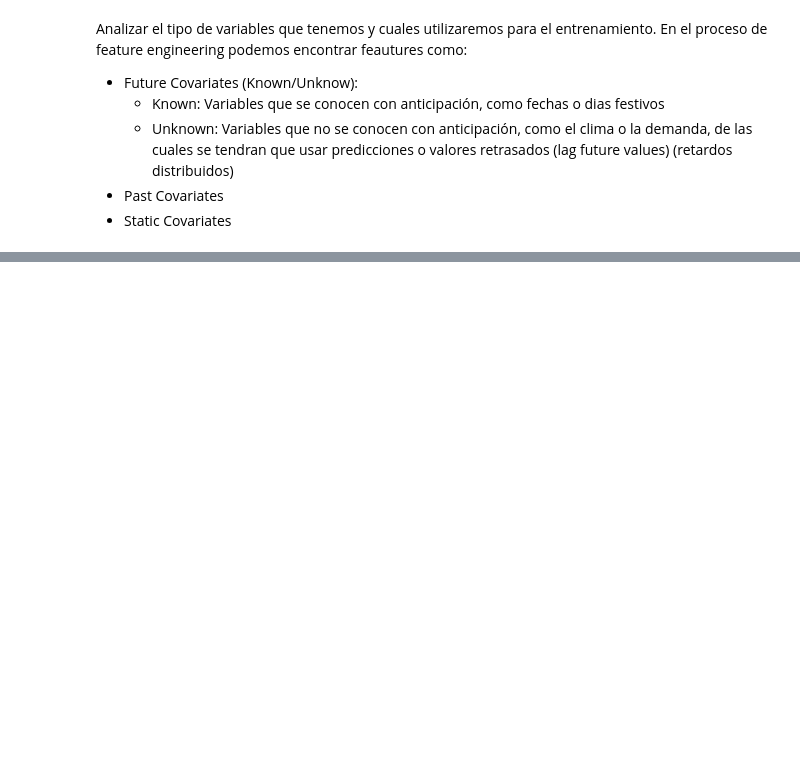
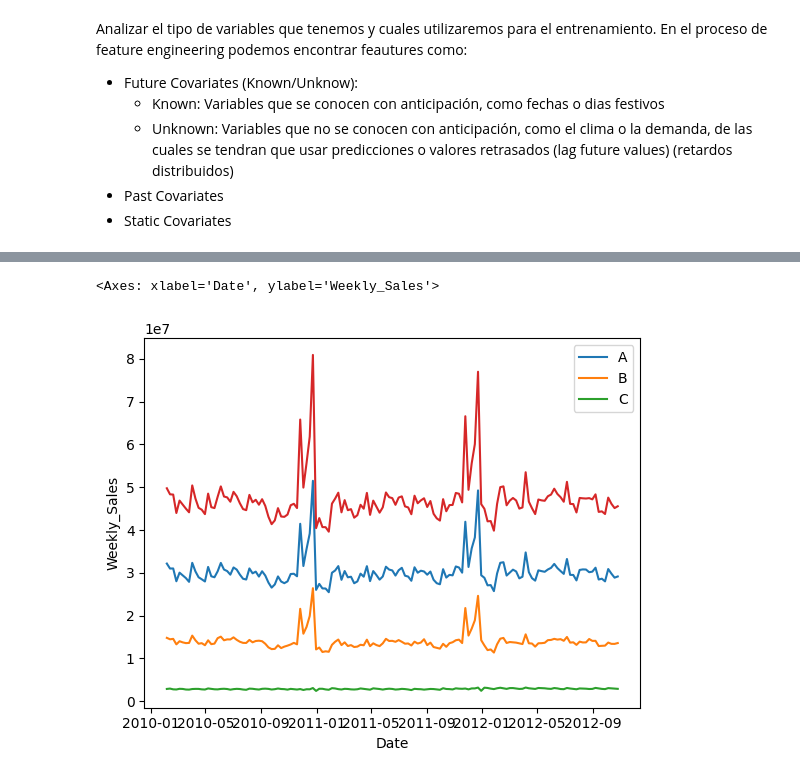
Before and after one commit to GuillermoSainz07/retail_mlops_project, a Jupyter notebook: notebooks/eda.ipynb, the cells around one changed output, grey strips where cells are left out. Saved outputs shown, nothing was run; the diff lists cells and outputs as text; code cells hidden in the pictures; blank space fills up the shorter version.

```diff
--- a/notebooks/eda.ipynb
+++ b/notebooks/eda.ipynb
@@ -193,0 +268,6 @@ Time Series Decomposition
+# %%
+# Future Covariates that we actually current known
+new_data['Year'] = new_data.Date.dt.year
+new_data['Month'] = new_data.Date.dt.month
+new_data['Day'] = new_data.Date.dt.day
+new_data['IsHoliday'] = new_data['IsHoliday']*1
@@ -193,0 +293,17 @@ Time Series Decomposition
+# %%
+### Ejemplo
+data_by_type = new_data.groupby(['Type','Date']).agg({'Weekly_Sales':'sum'}).reset_index()
+data_by_date = new_data.groupby(['Date']).agg({'Weekly_Sales':'sum'}).reset_index()
+
+
+sns.lineplot(data_by_type,
+             x='Date',
+             y='Weekly_Sales',
+             hue='Type')
+
+sns.lineplot(data_by_date,
+             x='Date',
+             y='Weekly_Sales')
+# %% [output]
+<Axes: xlabel='Date', ylabel='Weekly_Sales'>
+[figure, added]
```
Also changed, not shown: parts of 53 cells of this notebook, 3 other files.
